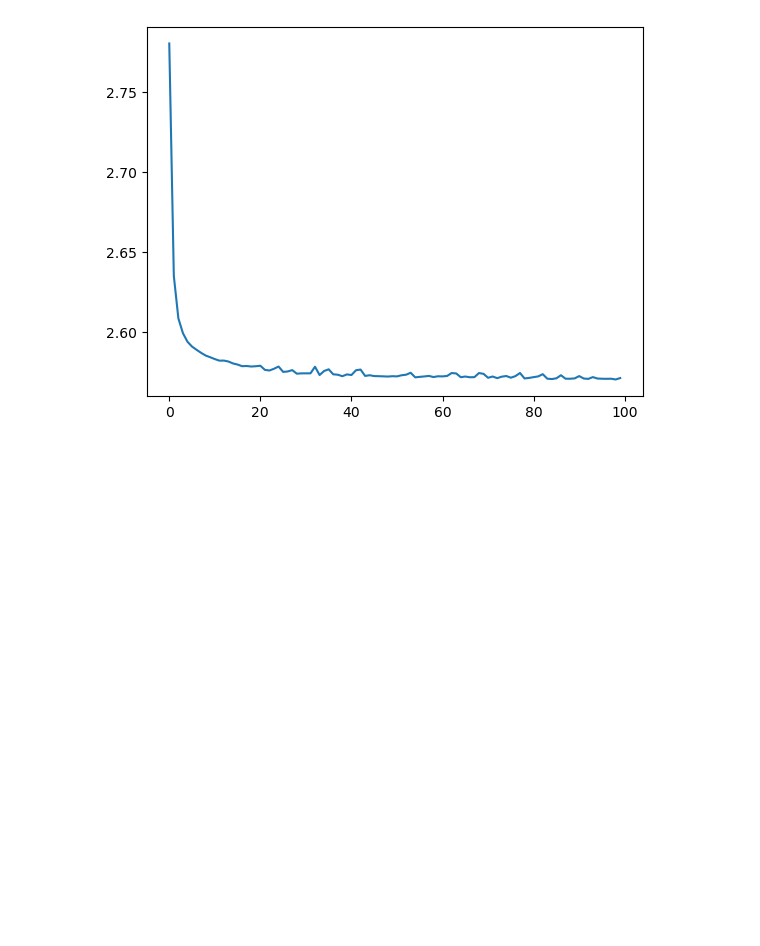
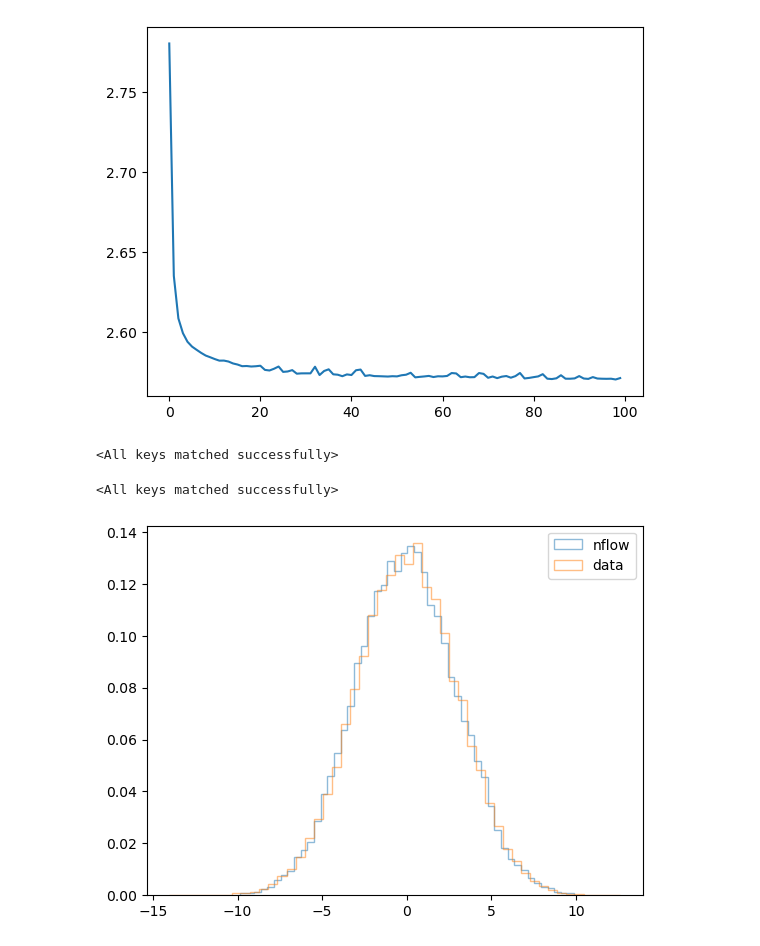
Before and after one commit to rd804/R-ANODE, a Jupyter notebook: notebooks/nflows_gaussian_mixture.ipynb, the cells around one changed output. Saved outputs shown, nothing was run; the diff lists cells and outputs as text; code cells hidden in the pictures; blank space fills up the shorter version.

```diff
--- a/notebooks/nflows_gaussian_mixture.ipynb
+++ b/notebooks/nflows_gaussian_mixture.ipynb
@@ -36,6 +37,8 @@ sig_mean = 3
 sig_simga = 0.5
 back_sigma = 3
 
+with open('results/true_w.pkl', 'rb') as f:
+    true_w = pickle.load(f)
 
 with open('data/background.pkl', 'rb') as f:
     background = pickle.load(f)
@@ -53,3 +56,5 @@ x_train = shuffle(x_train, random_state=10)
 
 x_train , x_val = train_test_split(x_train, test_size=0.5, random_state=22)
 x_test = data[str(sig_train)]['val']['data']
+label_test = data[str(sig_train)]['val']['label']
+print(label_test)
@@ -202,3 +209,29 @@ plt.plot(valloss_list_background)
 plt.show()
 # %% [output]
 [figure]
+# %%
+min_epoch = 90
+
+model_SR =define_model(nfeatures=1,nhidden=2,hidden_size=20,embedding=None,dropout=0,nembedding=0)
+model_SR.load_state_dict(torch.load('models/model_'+str(sig_train)+'/model_SR_'+str(min_epoch)+'.pt'))
+# %% [output]
+<All keys matched successfully>
+# %%
+min_epoch = 98
+
+model_CR =define_model(nfeatures=1,nhidden=2,hidden_size=20,embedding=None,dropout=0,nembedding=0)
+model_CR.load_state_dict(torch.load('models/model_'+str(sig_train)+'/model_CR_'+str(min_epoch)+'.pt'))
+# %% [output]
+<All keys matched successfully>
+# %%
+model_CR.eval()
+with torch.no_grad():
+    samples=model_CR.sample(50000)
+samples=samples.cpu().detach().numpy().reshape((-1))
+
+_=plt.hist(samples,bins=50, density=True, alpha=0.5, histtype='step', label='nflow')
+_=plt.hist(background_val,bins=50, density=True, alpha=0.5, histtype='step', label='data')
+plt.legend(loc='upper right')
+plt.show()
+# %% [output]
+[figure, added]
```
Also changed, not shown: parts of 7 cells of this notebook.
